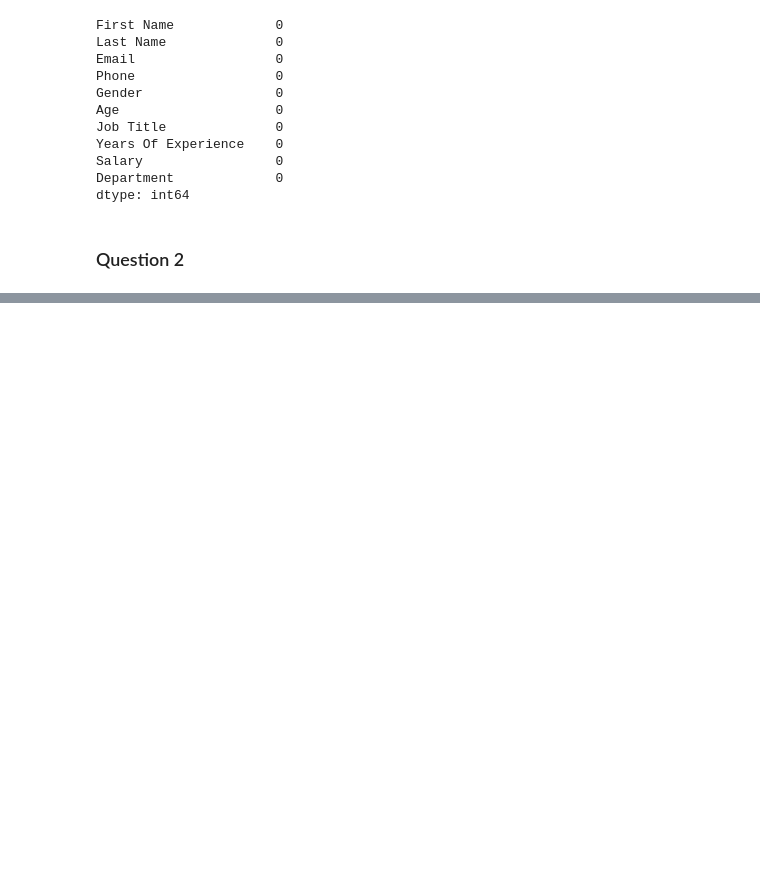
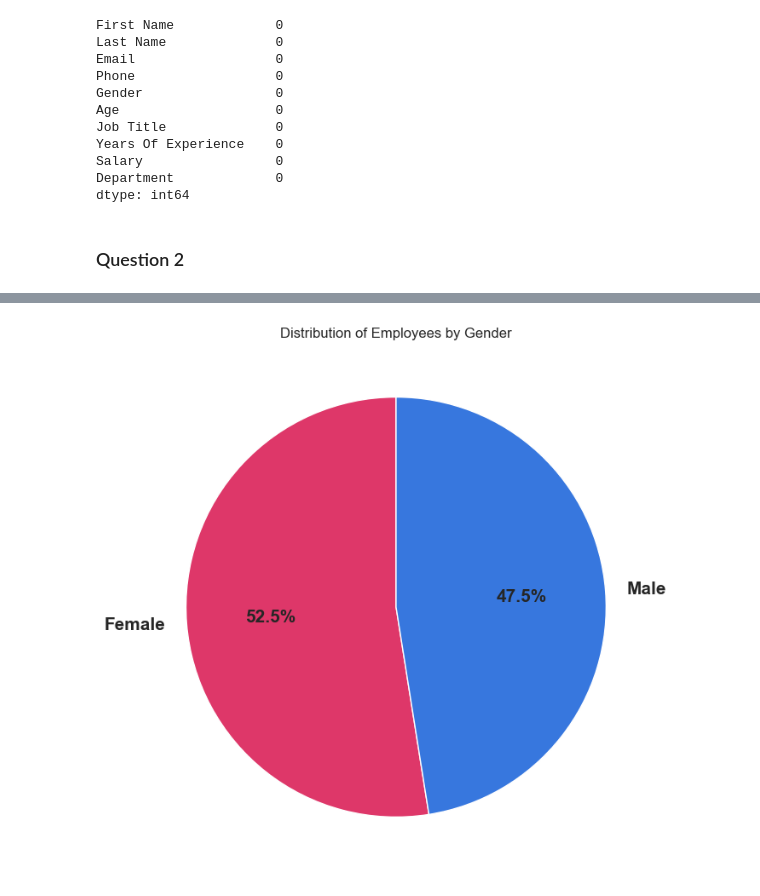
Before and after one commit to alexandrecogordan/data-visualisation, a Jupyter notebook: TD2/alexandre-cogordan.ipynb, the cells around one changed output, grey strips where cells are left out. Saved outputs shown, nothing was run; the diff lists cells and outputs as text; code cells hidden in the pictures; blank space fills up the shorter version.

```diff
--- a/TD2/alexandre-cogordan.ipynb
+++ b/TD2/alexandre-cogordan.ipynb
@@ -230,0 +222,10 @@ plt.show()
+# %%
+plt.figure(figsize=(15, 8))
+
+employee_df['Gender'].value_counts().plot(kind='pie', autopct='%1.1f%%', labels=['Female', 'Male'], colors=['#de3769', '#3777de'], startangle=90, textprops={'fontsize': 15, 'fontweight': 'bold'})
+plt.title('Distribution of Employees by Gender')
+plt.ylabel('')
+
+plt.show()
+# %% [output]
+[figure, added]
```
Also changed, not shown: parts of 46 cells of this notebook.
